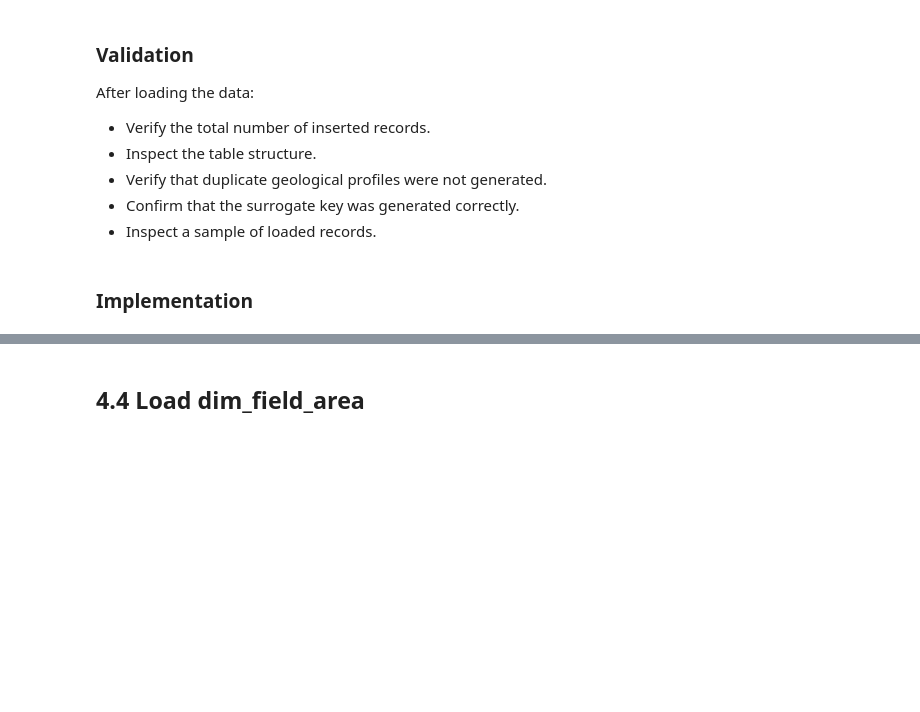
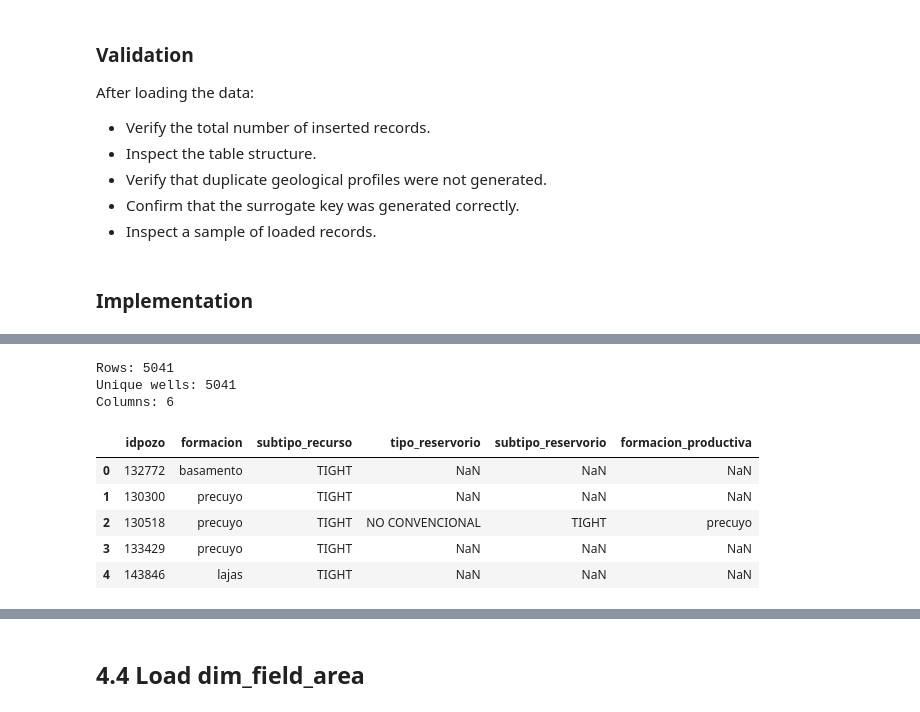
Before and after one commit to Jofregf/oil-gas-well-analytics-argentina, a Jupyter notebook: notebooks/04_etl_dimension_loading.ipynb, the cells around one changed output, grey strips where cells are left out. Saved outputs shown, nothing was run; the diff lists cells and outputs as text; code cells hidden in the pictures; blank space fills up the shorter version.

```diff
--- a/notebooks/04_etl_dimension_loading.ipynb
+++ b/notebooks/04_etl_dimension_loading.ipynb
@@ -1200,0 +1092,12 @@ Duplicated geo profiles: 0
+# %%
+# Step 1.5. Keep one geological profile per well
+
+fracture_geo = (
+    fracture_geo
+    .drop_duplicates(subset=["idpozo"])
+    .reset_index(drop=True)
+)
+
+print(f"Fracturing geological rows: {fracture_geo.shape[0]}")
+print(f"Fracturing unique wells: {fracture_geo['idpozo'].nunique()}")
+print(f"Duplicated wells: {fracture_geo['idpozo'].duplicated().sum()}")
@@ -1200,0 +1133,14 @@ Duplicated geo profiles: 0
+# %%
+# Step 2.2. Keep one geological profile per production well
+
+production_geo = (
+    production_geo
+    .drop_duplicates(subset=["idpozo"])
+    .reset_index(drop=True)
+)
+
+print(f"Production geological rows: {production_geo.shape[0]}")
+print(f"Production unique wells: {production_geo['idpozo'].nunique()}")
+print(f"Duplicated wells: {production_geo['idpozo'].duplicated().sum()}")
+
+production_geo.head()
@@ -1200,0 +1157,24 @@ Duplicated geo profiles: 0
+# %%
+# Step 2.3. Combine production and fracturing geological profiles
+
+geology_by_well = production_geo.merge(
+    fracture_geo,
+    on="idpozo",
+    how="left"
+)
+
+print(f"Rows: {geology_by_well.shape[0]}")
+print(f"Unique wells: {geology_by_well['idpozo'].nunique()}")
+print(f"Columns: {geology_by_well.shape[1]}")
+
+geology_by_well.head()
+# %% [output]
+Rows: 5041
+Unique wells: 5041
+Columns: 6
+|  | idpozo | formacion | subtipo_recurso | tipo_reservorio | subtipo_reservorio | formacion_productiva |
+| 0 | 132772 | basamento | TIGHT | NaN | NaN | NaN |
+| 1 | 130300 | precuyo | TIGHT | NaN | NaN | NaN |
+| 2 | 130518 | precuyo | TIGHT | NO CONVENCIONAL | TIGHT | precuyo |
+| 3 | 133429 | precuyo | TIGHT | NaN | NaN | NaN |
+| 4 | 143846 | lajas | TIGHT | NaN | NaN | NaN |
```
Also changed, not shown: parts of 38 cells of this notebook.
